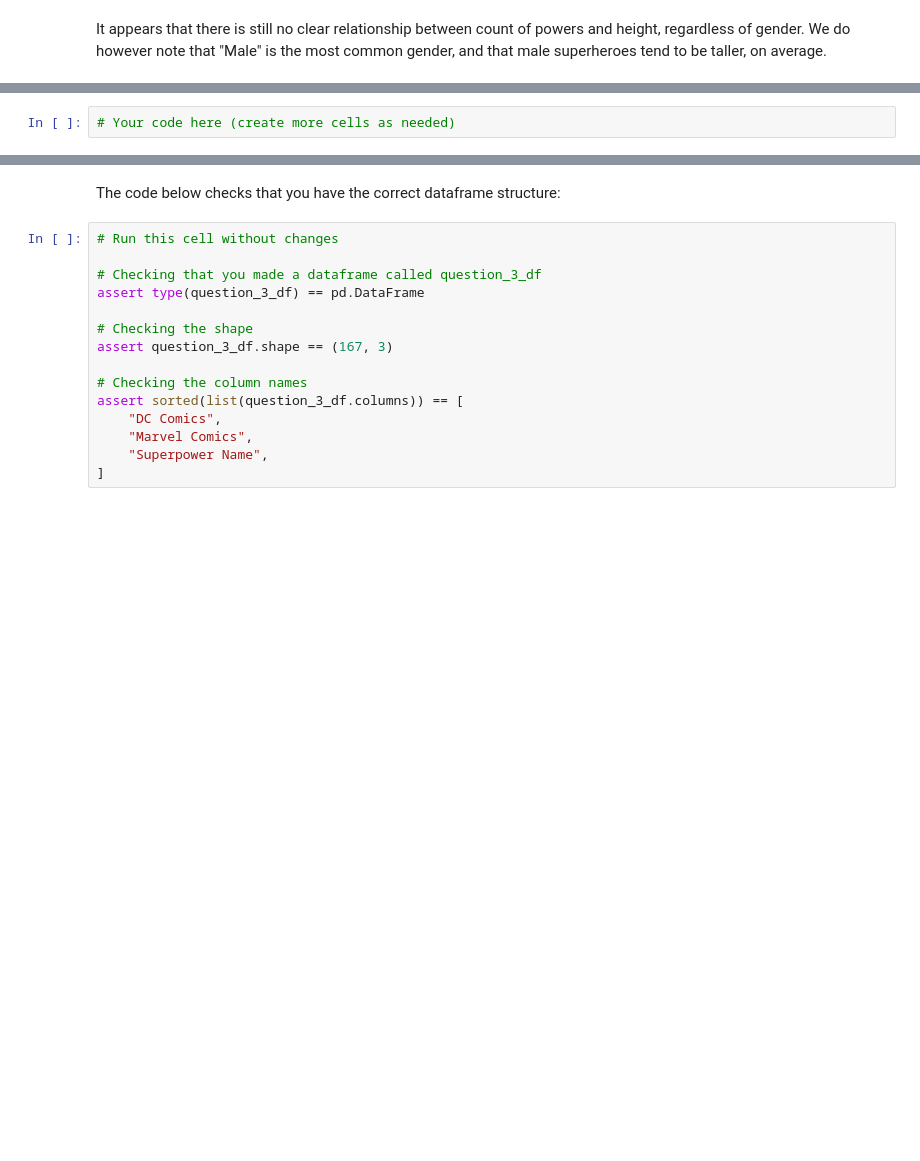
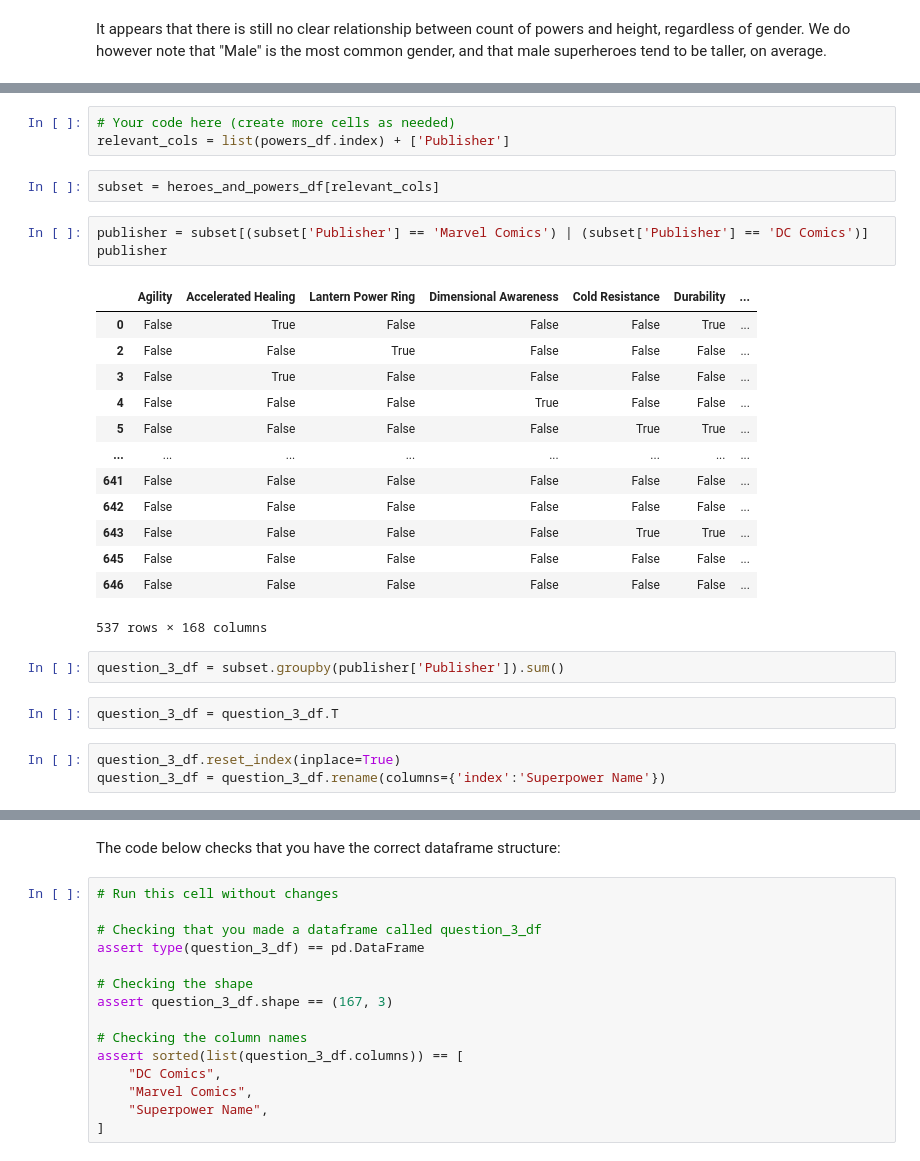
Before and after one commit to Trevor334/dsc-pandas-data-cleaning-lab, a Jupyter notebook: index.ipynb, the cells around one changed output, grey strips where cells are left out. Cells and saved outputs as stored; diff of their text form; blank space fills up the shorter version.

```diff
--- a/index.ipynb
+++ b/index.ipynb
@@ -598,3 +662,30 @@ Don't worry if the rows or columns are in a different order, all that matters is
 ***Hint:*** refer to the [documentation for `.groupby`](https://pandas.pydata.org/pandas-docs/stable/reference/api/pandas.DataFrame.groupby.html) and treat each publisher as a group.
 # %%
 # Your code here (create more cells as needed)
+relevant_cols = list(powers_df.index) + ['Publisher']
+# %%
+subset = heroes_and_powers_df[relevant_cols]
+# %%
+publisher = subset[(subset['Publisher'] == 'Marvel Comics') | (subset['Publisher'] == 'DC Comics')]
+publisher
+# %% [output]
+|  | Agility | Accelerated Healing | Lantern Power Ring | Dimensional Awareness | Cold Resistance | Durability | ... |
+| 0 | False | True | False | False | False | True | ... |
+| 2 | False | False | True | False | False | False | ... |
+| 3 | False | True | False | False | False | False | ... |
+| 4 | False | False | False | True | False | False | ... |
+| 5 | False | False | False | False | True | True | ... |
+| ... | ... | ... | ... | ... | ... | ... | ... |
+| 641 | False | False | False | False | False | False | ... |
+| 642 | False | False | False | False | False | False | ... |
+| 643 | False | False | False | False | True | True | ... |
+| 645 | False | False | False | False | False | False | ... |
+| 646 | False | False | False | False | False | False | ... |
+537 rows × 168 columns
+# %%
+question_3_df = subset.groupby(publisher['Publisher']).sum()
+# %%
+question_3_df = question_3_df.T
+# %%
+question_3_df.reset_index(inplace=True)
+question_3_df = question_3_df.rename(columns={'index':'Superpower Name'})
```
Also changed, not shown: parts of 28 cells of this notebook.
